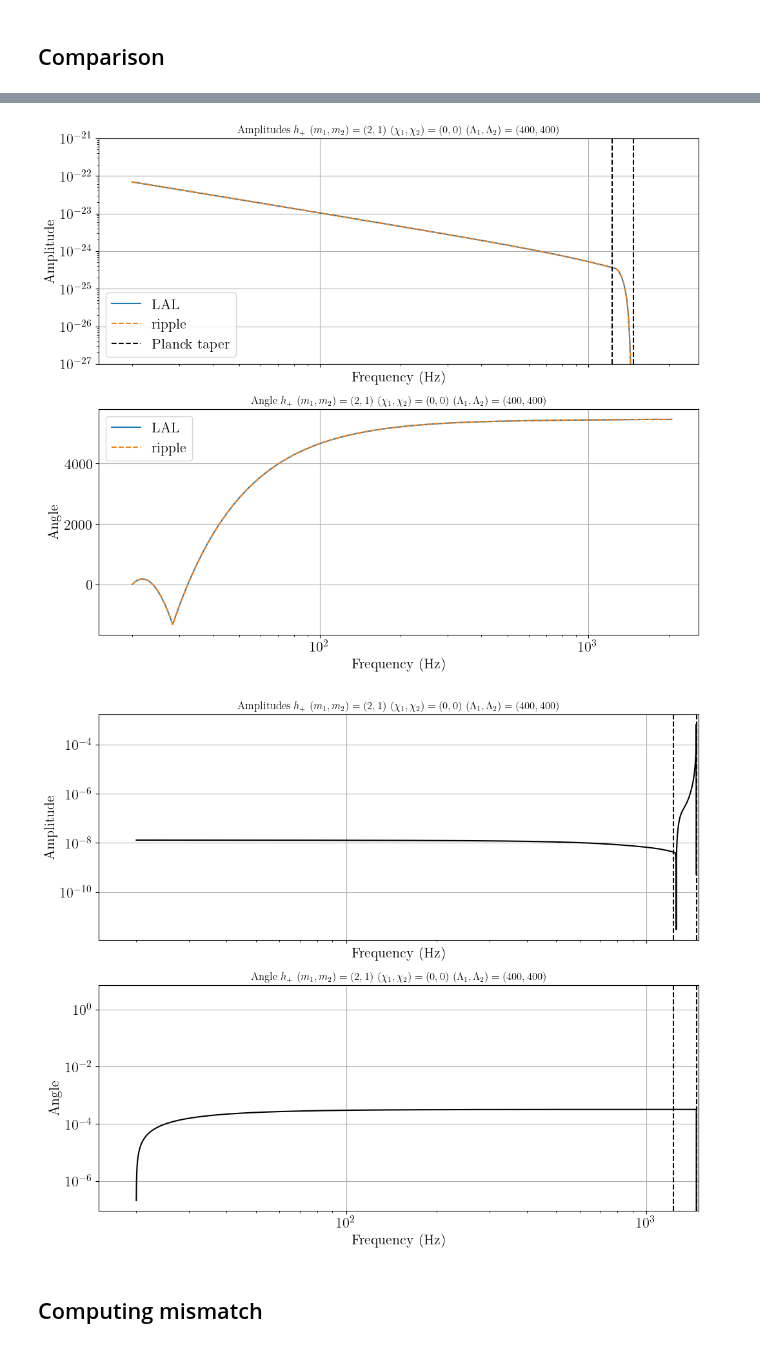
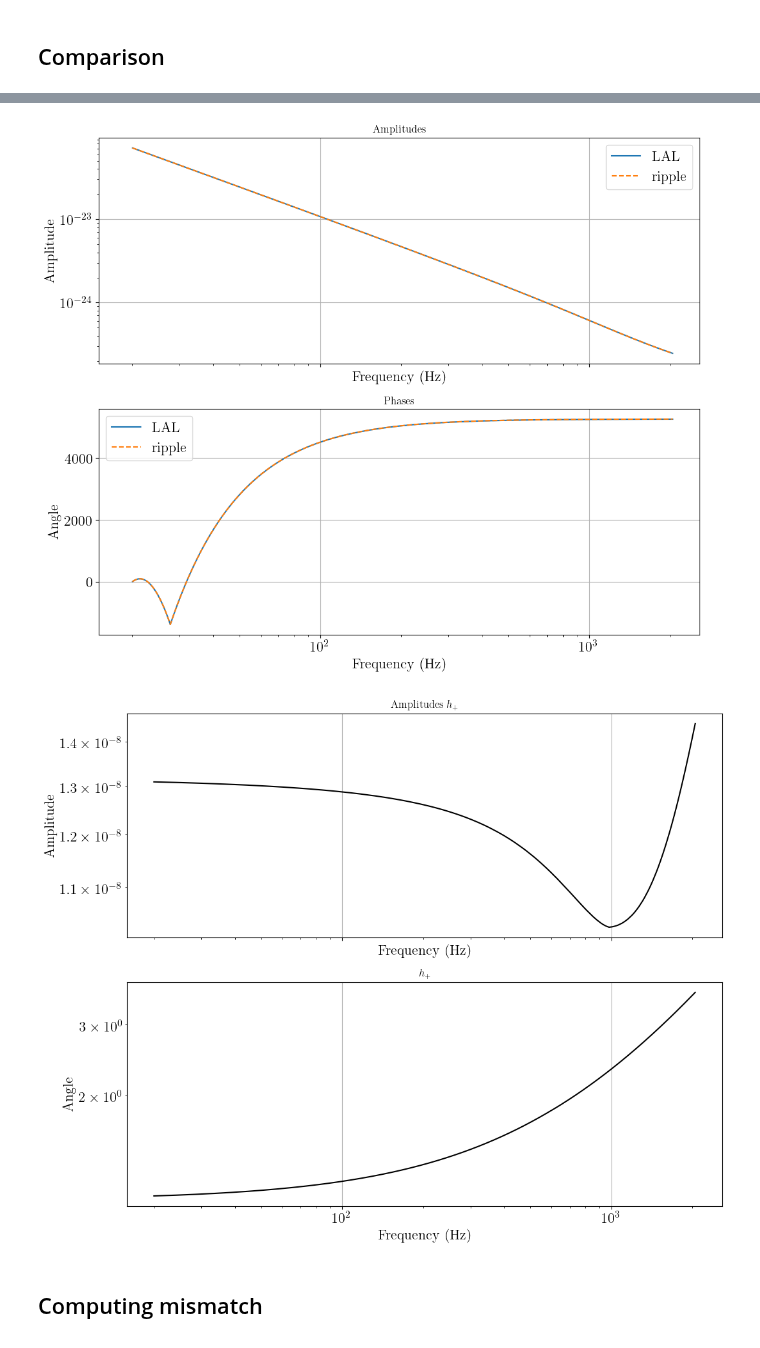
Before and after one commit to ThibeauWouters/ripple, a Jupyter notebook: notebooks/check_IMRPv2_NRTv2.ipynb, the cells around one changed output, grey strips where cells are left out. Drawn from its saved outputs; the diff is of its cells as text; code cells hidden in the pictures.

```diff
--- a/notebooks/check_IMRPv2_NRTv2.ipynb
+++ b/notebooks/check_IMRPv2_NRTv2.ipynb
@@ -61,8 +65,6 @@ fs = freqs[(freqs > f_l) & (freqs < f_u)]
 # %%
 m1_msun = m1
 m2_msun = m2
-chi1 = chi1
-chi2 = chi2
 tc = 0
 phic = 0
 dist_mpc = distance
@@ -71,13 +73,12 @@ polarization_angle = 0.0
 
 # Convert from source values to sample values
 Mc, eta = ms_to_Mc_eta(jnp.array([m1_msun, m2_msun]))
-lambda_tilde, delta_lambda_tilde = lambdas_to_lambda_tildes(jnp.array([lambda1, lambda2, m1, m2]))
 
-theta_ripple = jnp.array([Mc, eta, chi1, chi2, lambda_tilde, delta_lambda_tilde, dist_mpc, tc, phic, inclination])
+theta_ripple = jnp.array([Mc, eta, chi1x, chi1y, chi1z, chi2x, chi2y, chi2z, lambda1, lambda2, dist_mpc, tc, phic, inclination])
 fs_ripple = jnp.arange(f_l, f_u, df)[1:]
 
 # And finally lets generate the waveform!
-hp_ripple, hc_ripple = IMRPhenomD_NRTidalv2.gen_IMRPhenomD_NRTidalv2_hphc(fs_ripple, theta_ripple, f_ref)
+hp_ripple, hc_ripple = IMRPhenomPv2_NRTidalv2.gen_IMRPhenomPv2_NRTidalv2_hphc(fs_ripple, theta_ripple, f_ref)
 # %% [markdown]
 ## LAL
 # %%
@@ -93,26 +94,24 @@ oct2 = lalsim.SimUniversalRelationSpinInducedOctupoleVSSpinInducedQuadrupole(qua
 lalsim.SimInspiralWaveformParamsInsertdQuadMon1(laldict, quad1 - 1)
 lalsim.SimInspiralWaveformParamsInsertdQuadMon2(laldict, quad2 - 1)
 
-IMRphenom = "IMRPhenomD_NRTidalv2"
+IMRphenom = "IMRPhenomPv2_NRTidalv2"
 approximant = lalsim.SimInspiralGetApproximantFromString(IMRphenom)
 
 f_ASD, ASD = np.loadtxt("../test/psds/psd.txt", unpack=True)
 
-theta = np.array([m1, m2, chi1, chi2, lambda1, lambda2, dist_mpc, tc, phic, inclination])
-
-m1_kg = theta[0] * lal.MSUN_SI
-m2_kg = theta[1] * lal.MSUN_SI
+m1_kg = m1 * lal.MSUN_SI
+m2_kg = m2 * lal.MSUN_SI
 distance = dist_mpc * 1e6 * lal.PC_SI
 
 hp, _ = lalsim.SimInspiralChooseFDWaveform(
     m1_kg,
     m2_kg,
-    0.0,
-    0.0,
-    chi1,
-    0.0,
-    0.0,
-    chi2,
+    chi1x,
+    chi1y,
+    chi1z,
+    chi2x,
+    chi2y,
+    chi2z,
     distance,
     inclination,
     phic,
@@ -162,11 +161,11 @@ plt.show()
 # %%
-## Get the merger frequency to check the Planck taper window
+# ## Get the merger frequency to check the Planck taper window
 
-l1, l2 = lambda1, lambda2
-merger_params = jnp.array([m1, m2, chi1, chi2, l1, l2])
+# l1, l2 = lambda1, lambda2
+# merger_params = jnp.array([m1, m2, chi1, chi2, l1, l2])
 
-f_merger = IMRPhenomD_NRTidalv2._get_merger_frequency(merger_params)
-f_merger = float(f_merger)
+# f_merger = IMRPhenomD_NRTidalv2._get_merger_frequency(merger_params)
+# f_merger = float(f_merger)
 
 ## Get amplitude and angle for comparison
 
@@ -188,16 +187,17 @@ plt.subplot(2, 1, 1)
 plt.plot(freqs_lal[mask_lal], A_lalsuite, "-", label = "LAL")
 plt.plot(fs_ripple, A_ripple, "--", label = "ripple")
 
-# Plot where the Planck taper has to take place
-plt.axvline(f_merger, linestyle = "--", color = 'black', label = 'Planck taper')
-plt.axvline(1.2 * f_merger, linestyle = "--", color = 'black')
+# # Plot where the Planck taper has to take place
+# plt.axvline(f_merger, linestyle = "--", color = 'black', label = 'Planck taper')
+# plt.axvline(1.2 * f_merger, linestyle = "--", color = 'black')
 
-plt.title(r"Amplitudes $h_+$ ($m_1, m_2) = ({}, {}$) ($\chi_1, \chi_2) = ({}, {}$) ($\Lambda_1, \Lambda_2) = ({}, {}$)".format(m1, m2, chi1, chi2, lambda1, lambda2))
+# plt.title(r"Amplitudes $h_+$ ($m_1, m_2) = ({}, {}$) ($\chi_1, \chi_2) = ({}, {}$) ($\Lambda_1, \Lambda_2) = ({}, {}$)".format(m1, m2, chi1, chi2, lambda1, lambda2))
+plt.title(r"Amplitudes")
 plt.yscale('log')
 plt.xscale('log')
 plt.xlabel("Frequency (Hz)")
 plt.ylabel("Amplitude")
-plt.ylim(1e-27, 1e-21)
+# plt.ylim(1e-27, 1e-21)
 plt.xlim(f_l - 5)
 plt.legend()
 
@@ -212,52 +212,45 @@ else:
     plt.plot(fs_ripple, phase_ripple, "--", label = "ripple")
     name = "Phase"
 plt.legend()
-plt.title(r"{} $h_+$ ($m_1, m_2) = ({}, {}$) ($\chi_1, \chi_2) = ({}, {}$) ($\Lambda_1, \Lambda_2) = ({}, {}$)".format(name, m1, m2, chi1, chi2, lambda1, lambda2))
+# plt.title(r"{} $h_+$ ($m_1, m_2) = ({}, {}$) ($\chi_1, \chi_2) = ({}, {}$) ($\Lambda_1, \Lambda_2) = ({}, {}$)".format(name, m1, m2, chi1, chi2, lambda1, lambda2))
+plt.title(r"Phases")
 plt.xlabel("Frequency (Hz)")
 plt.ylabel(f"{name}")
 plt.xscale('log')
 plt.xlim(f_l - 5)
 plt.show()
 # %% [output]
-[figure, old version]
+[figure, new version]
 # %%
 plt.subplots(2, 1, figsize=(12, 10), sharex=True)
 plt.subplot(2, 1, 1)
 
 # Plot the amplitude
 diffs_amplitude = abs(A_lalsuite - A_ripple) / A_lalsuite
 plt.plot(f, diffs_amplitude, "-", color = 'black')
 
-# Plot where the Planck taper has to take place
-plt.axvline(f_merger, linestyle = "--", color = 'black', label = 'Planck taper')
-plt.axvline(1.2 * f_merger, linestyle = "--", color = 'black')
-
-plt.title(r"Amplitudes $h_+$ ($m_1, m_2) = ({}, {}$) ($\chi_1, \chi_2) = ({}, {}$) ($\Lambda_1, \Lambda_2) = ({}, {}$)".format(m1, m2, chi1, chi2, lambda1, lambda2))
+plt.title(r"Amplitudes $h_+$")
 plt.yscale('log')
 plt.xscale('log')
 plt.xlabel("Frequency (Hz)")
 plt.ylabel("Amplitude")
-# plt.ylim(1e-27, 1e-21)
-plt.xlim(f_l - 5, 1.2 * f_merger + 20)
 # plt.legend()
 
 # Plot the angle or the phase
 plt.subplot(2, 1, 2)
 
 plt.plot(f, abs(angle_lalsuite - angle_ripple), "-", color = 'black')
 name = "Angle"
-plt.axvline(f_merger, linestyle = "--", color = 'black', label = 'Planck taper')
-plt.axvline(1.2 * f_merger, linestyle = "--", color = 'black')
 # plt.legend()
-plt.title(r"{} $h_+$ ($m_1, m_2) = ({}, {}$) ($\chi_1, \chi_2) = ({}, {}$) ($\Lambda_1, \Lambda_2) = ({}, {}$)".format(name, m1, m2, chi1, chi2, lambda1, lambda2))
+plt.title(r"$h_+$")
 plt.xlabel("Frequency (Hz)")
 plt.ylabel(f"{name}")
 plt.xscale('log')
-plt.xlim(f_l - 5, 1.2 * f_merger + 20)
+# plt.xlim(f_l - 5, 1.2 * f_merger + 20)
 plt.yscale('log')
 plt.show()
 # %% [output]
-[figure, old version]
+[figure, new version]
 # %% [markdown]
 ## Computing mismatch
 # %%
```
Also changed, not shown: parts of 5 cells of this notebook, 5 other files.
